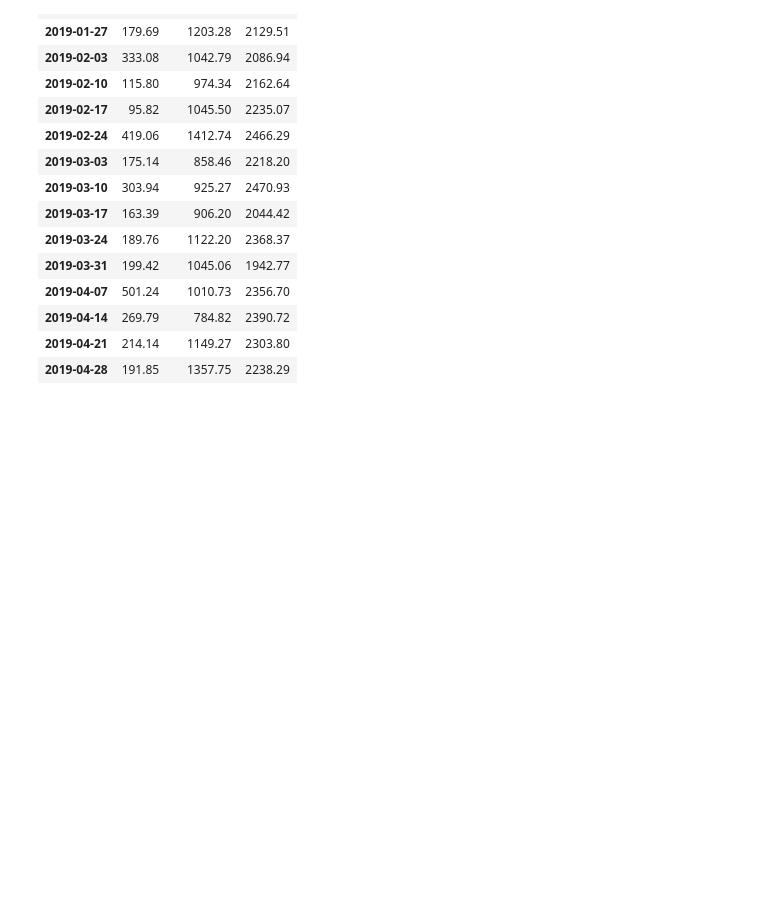
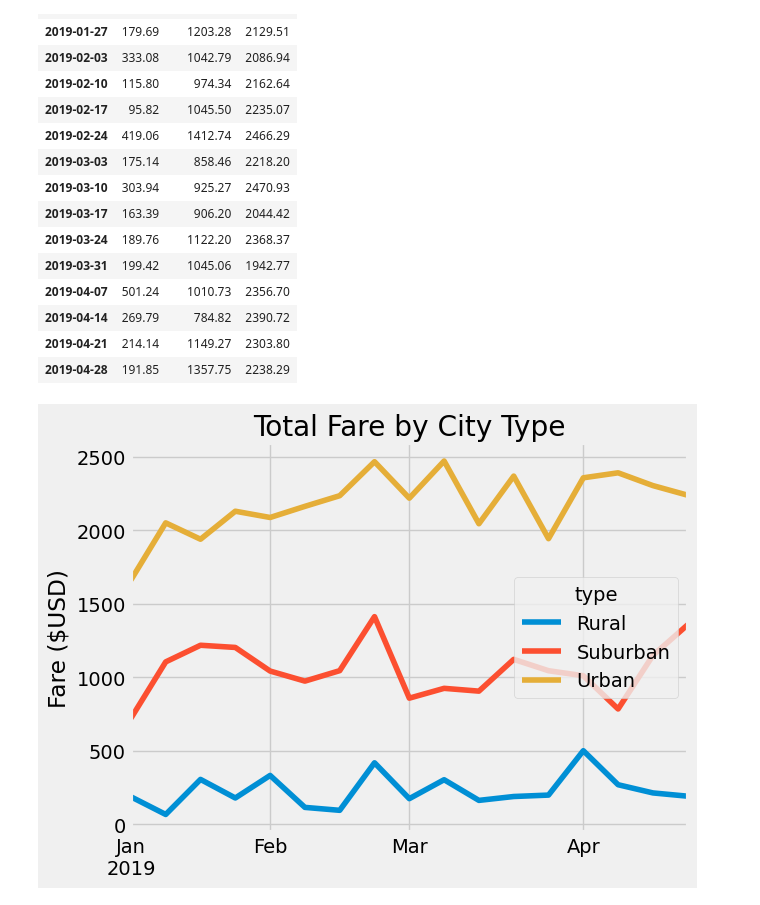
Before and after one commit to scrussell2/PyBer_Analysis, a Jupyter notebook: PyBer_Challenge.ipynb, the cells around one changed output. Cells and saved outputs as stored; diff of their text form; code cells hidden in the pictures; blank space fills up the shorter version.

```diff
--- a/PyBer_Challenge.ipynb
+++ b/PyBer_Challenge.ipynb
@@ -253,7 +253,16 @@ newer_fare_date_df
 # %%
 # 8. Using the object-oriented interface method, plot the resample DataFrame using the df.plot() function.
 
 # Import the style from Matplotlib.
 from matplotlib import style
 # Use the graph style fivethirtyeight.
 style.use('fivethirtyeight')
+
+newer_fare_date_df.plot()
+plt.title('Total Fare by City Type')
+plt.xlabel('')
+plt.ylabel('Fare ($USD)')
+
+plt.savefig('analysis/Pyber_fare_summary.png')
+# %% [output]
+[figure, added]
```
